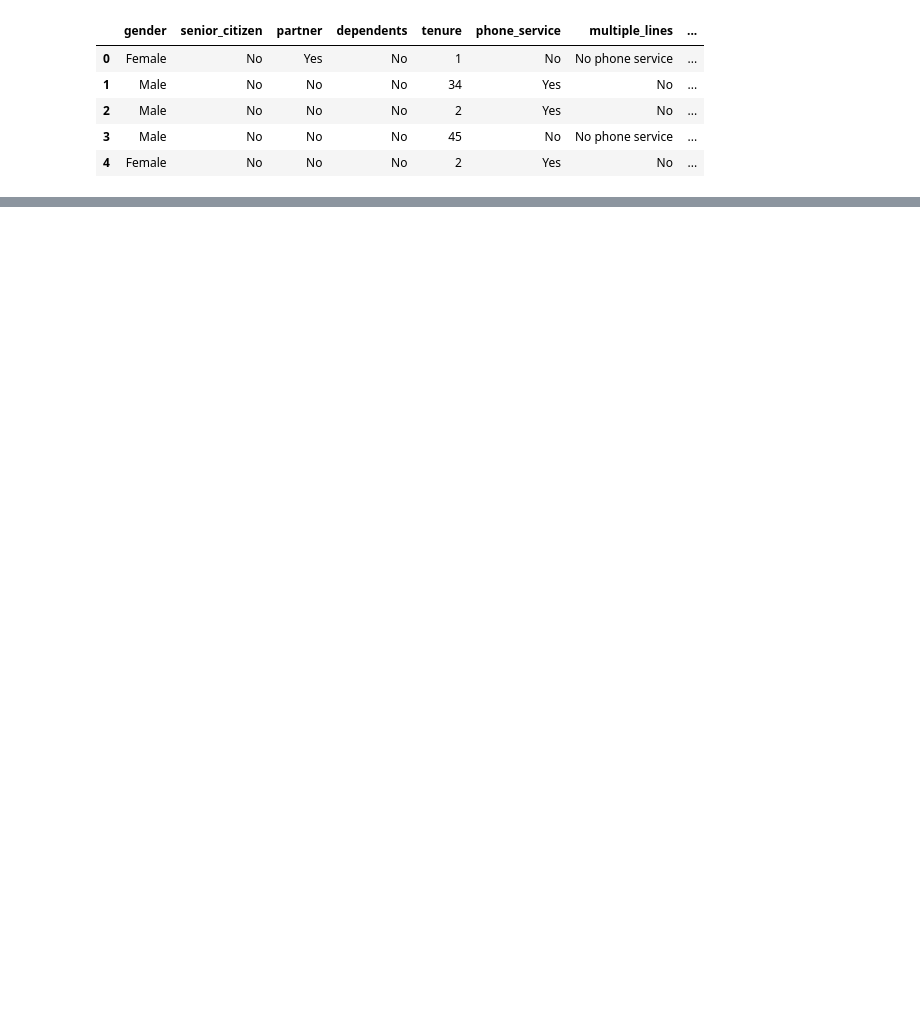
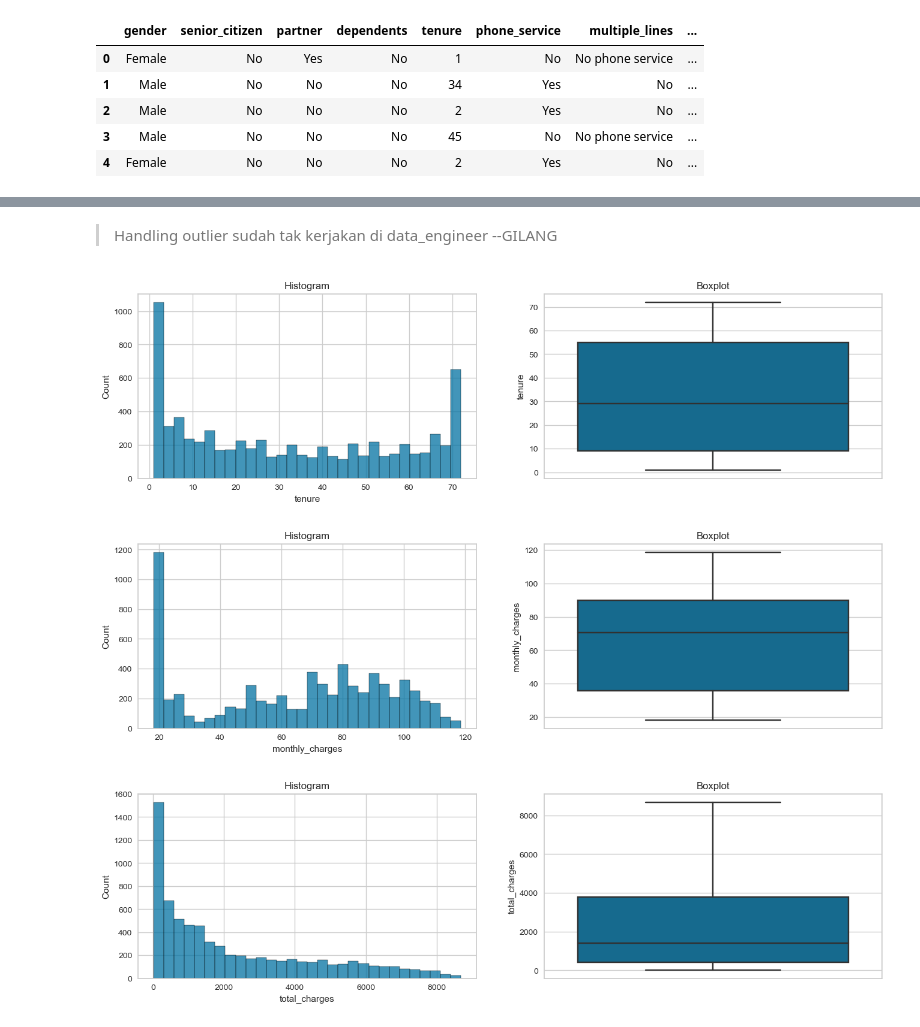
Before and after one commit to FTDS-assignment-bay/p2-final-project-ftds-001-sby-group-001, a Jupyter notebook: data_scientist.ipynb, the cells around one changed output, grey strips where cells are left out. Drawn from its saved outputs; the diff is of its cells as text; code cells hidden in the pictures; blank space fills up the shorter version.

Commit message:
gilang

```diff
--- a/data_scientist.ipynb
+++ b/data_scientist.ipynb
@@ -14,3 +36,28 @@ df.head()
 | 2 | Male | No | No | No | 2 | Yes | No | ... |
 | 3 | Male | No | No | No | 45 | No | No phone service | ... |
 | 4 | Female | No | No | No | 2 | Yes | No | ... |
+# %%
+def exploreNumCol(df,  col):
+    mean = df[col].mean()
+    median = df[col].median()
+    modus = df[col].mode().values[0]
+
+    min = df[col].min()
+    max = df[col].max()
+
+    print(f'Mean {col} = {mean:.2f}')
+    print(f'Median {col} = {median}')
+    print(f'Modus {col} = {modus}')
+    print(f'Min {col} = {min}')
+    print(f'Max {col} = {max}')
+
+    skew = df[col].skew()
+    if skew < 0.5:
+        print(f'Skewness {col} = {skew}, data distribution is normal')
+    else:
+        print(f'Skewness {col} = {skew}, data distribution is not normal')
+# %%
+numCol = ['tenure',	'monthly_charges',	'total_charges']
+for nCol in numCol:
+    exploreNumCol(df, nCol)
+    print('')
@@ -16,0 +85,26 @@ df.head()
+# %% [markdown]
+> Handling outlier sudah tak kerjakan di data_engineer --GILANG
+# %%
+def diagnostic_plots(df, variable):
+    # Define figure size
+    plt.figure(figsize=(16, 4))
+
+    # Histogram
+    plt.subplot(1, 2, 1)
+    sns.histplot(df, bins=30) if variable is None else sns.histplot(df[variable], bins=30)
+    plt.title('Histogram')
+
+    # Boxplot
+    plt.subplot(1, 2, 2)
+    sns.boxplot(y=df) if variable is None else sns.boxplot(y=df[variable])
+    plt.title('Boxplot')
+
+    plt.show()
+# %%
+numCol = ['tenure',	'monthly_charges',	'total_charges']
+for nCol in numCol:
+    diagnostic_plots(df, nCol)
+# %% [output]
+[figure, added]
+[figure, added]
+[figure, added]
```
Also changed, not shown: parts of 5 cells of this notebook, 1 other file.
